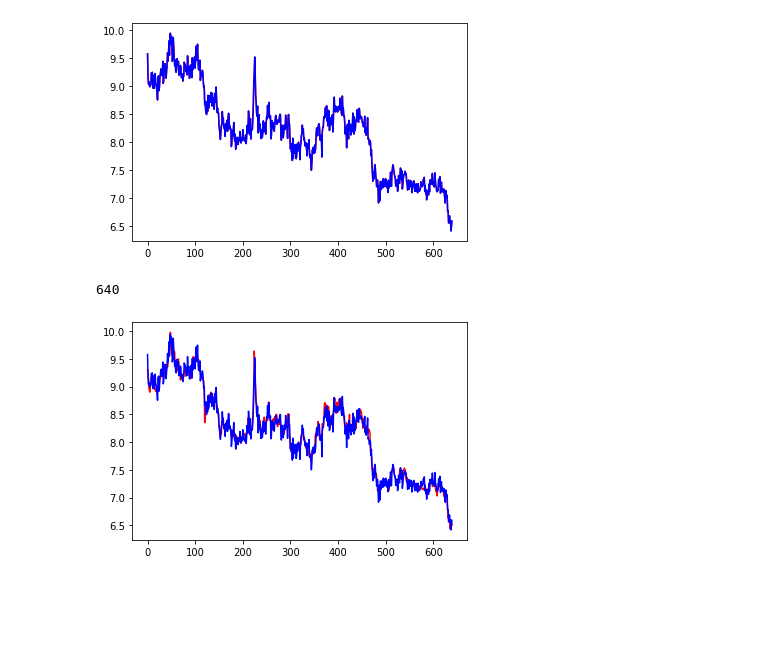
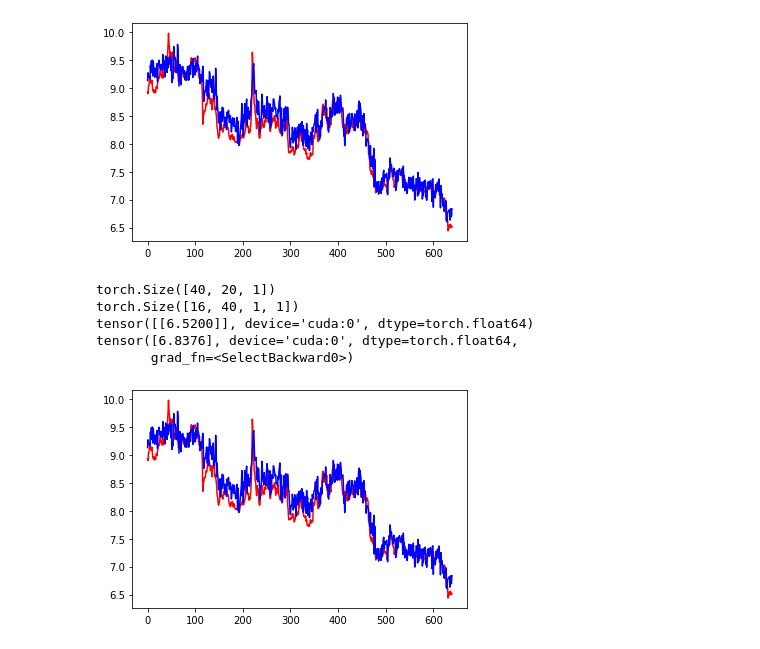
Before and after one commit to matrixleon18/SHUFE, a Jupyter notebook: jupyterlab/Model_LSTM_Attention_TV.ipynb, the cells around one changed output. Drawn from its saved outputs; the diff is of its cells as text; code cells hidden in the pictures; blank space fills up the shorter version.

```diff
--- a/jupyterlab/Model_LSTM_Attention_TV.ipynb
+++ b/jupyterlab/Model_LSTM_Attention_TV.ipynb
@@ -285,8 +289,8 @@ NUM_LAYERS = 2
 def RMSELoss(yhat,y):
     return torch.sqrt(torch.mean((yhat-y)**2))
 
-model = LSTMModel(input_size=X_DIM, hidden_layer_size=HIDDEN_SIZE, num_layers=NUM_LAYERS, output_size=1).double().to(device)
-LR = 1e-6
+model = LSTMModel(input_size=X_DIM, hidden_dim_size=HIDDEN_SIZE, num_layers=NUM_LAYERS, output_size=1).double().to(device)
+LR = 1e-5
 # loss_func = nn.MSELoss(reduction="mean")
 loss_func = RMSELoss
 optimizer = torch.optim.Adam(model.parameters(), lr=LR, weight_decay=1e-6)
@@ -294,7 +298,7 @@ scheduler = torch.optim.lr_scheduler.ExponentialLR(optimizer, gamma=1, last_epoc
 # %%
 # 训练 LSTM 模型;  ---- 这里的损失函数是计算Sequence最后一个元素的预测数据和真实数据差异
 model.train()
-epoches = 5000
+epoches = 200
 train_epoch_loss = 0
 train_epoch_loss_list = []
 valid_smallest_loss = 1
@@ -476,0 +467,20 @@ torch.Size([1, 1, 20, 133]) torch.Size([1, 1, 1, 1])
+# %%
+# 把rolling_data再分割为 train / test 就再预测
+# 既然 预测值 和时序相关性很高，可以考虑太早的零星数据对于test影响不大，可以删掉
+print(rolling_data.shape)
+print(TRAIN_BATCH_SIZE)
+print(((rolling_data.shape[0]-1)//TRAIN_BATCH_SIZE)*TRAIN_BATCH_SIZE)
+rolling_data = rolling_data[-((rolling_data.shape[0]-1)//TRAIN_BATCH_SIZE)*TRAIN_BATCH_SIZE-1:,]
+print(rolling_data.shape)
+
+train = rolling_data[:-1].reshape(-1, TRAIN_BATCH_SIZE, SEQ_LENGTH, X_DIM+Y_DIM*Y_SEQ_LEN)                    # 把数据转成 tain_batch_count x TRAIN_BATCH_SIZE x seq_len x in_dim 格式
+test  = rolling_data[-1:].reshape(1, 1, SEQ_LENGTH, X_DIM+Y_DIM*Y_SEQ_LEN)                     # 把数据转成 test_batch_count x TEST_BATCH_SIZE x seq_len x in_dim 格式
+
+train = torch.tensor(train).to(device)
+test  = torch.tensor(test).to(device)
+
+train_x, train_y = train[:,:,:,Y_SEQ_LEN:], train[:,:,-1:,0:Y_SEQ_LEN]           # [train_batch_count, batch_size, sequence_length, XorY dimission]
+test_x,  test_y  = test[:,:,:, Y_SEQ_LEN:],  test[:,:,-1:,0:Y_SEQ_LEN]           # [train_batch_count, batch_size, sequence_length, XorY dimission]
+print(train_x.shape, train_y.shape)
+print(test_x.shape, test_y.shape)
+print(test_y)
@@ -477,5 +495,11 @@ torch.Size([1, 1, 20, 133]) torch.Size([1, 1, 1, 1])
 # %%
-# 再重新 train 模型
+# 再重新生成模型再 train 模型
+model = LSTMModel(input_size=X_DIM, hidden_dim_size=HIDDEN_SIZE, num_layers=NUM_LAYERS, output_size=1).double().to(device)
+LR = 1e-5
+# loss_func = nn.MSELoss(reduction="mean")
+loss_func = RMSELoss
+optimizer = torch.optim.Adam(model.parameters(), lr=LR, weight_decay=1e-6)
+scheduler = torch.optim.lr_scheduler.ExponentialLR(optimizer, gamma=1, last_epoch=-1)
 model.train()
 
 h0 = torch.zeros(NUM_LAYERS, TRAIN_BATCH_SIZE, HIDDEN_SIZE).double().to(device)
@@ -491,8 +515,8 @@ for epoch in range(epoches):
     for step in range(0, train_x.shape[0]):
         train_pred, hn, cn = model(train_x[step], h0, c0)
         # h0, c0 = hn.detach(), cn.detach()
-        loss = loss_func(train_pred[:,-1], train_y[step][:,-1,-1])                # Compare the all sequences' last element in one batch
-        train_pred_value_list.extend(list(train_pred[:,-1].cpu().detach().flatten().numpy() ))
+        loss = loss_func(train_pred[:,-1,-1], train_y[step][:,-1,-1])                # Compare the all sequences' last element in one batch
+        train_pred_value_list.extend(list(train_pred[:,-1,-1].cpu().detach().flatten().numpy() ))
         train_real_value_list.extend(list(train_y[step,:,-1,-1].cpu().detach().flatten().numpy() ))
         optimizer.zero_grad()
         loss.backward()
@@ -500,10 +524,10 @@ for epoch in range(epoches):
         optimizer.step()
         batch_loss.append(loss.cpu().data.numpy())
     if ((epoch+1) %10) == 0:
-        print(np.mean(batch_loss))
+        print("{} of {} epoch   train_loss: {:.6f}".format(epoch, epoches, np.mean(batch_loss)))
     train_epoch_loss = np.mean(batch_loss)
 
-plt.plot(train_pred_value_list, 'r-')
+plt.plot(train_real_value_list, 'r-')
 plt.plot(train_pred_value_list, 'b-')
 plt.show()
 # %% [output]
@@ -527,10 +554,20 @@ plt.show()
-[figure, old version]
+[figure, new version]
+# %%
+print(train_pred.shape)
+print(train_y.shape)
+
+print(train_y[-1,-1])
+print(train_pred[-1,-1])
+# %% [output]
+torch.Size([40, 20, 1])
+torch.Size([16, 40, 1, 1])
+tensor([[6.5200]], device='cuda:0', dtype=torch.float64)
+tensor([6.8376], device='cuda:0', dtype=torch.float64,
+       grad_fn=<SelectBackward0>)
 # %%
-print(len(train_real_value_list))
 plt.plot(train_real_value_list, 'r-')
 plt.plot(train_pred_value_list, 'b-')
 plt.show()
 # %% [output]
-640
-[figure, old version]
+[figure, new version]
 # %%
```
Also changed, not shown: parts of 13 cells of this notebook.
